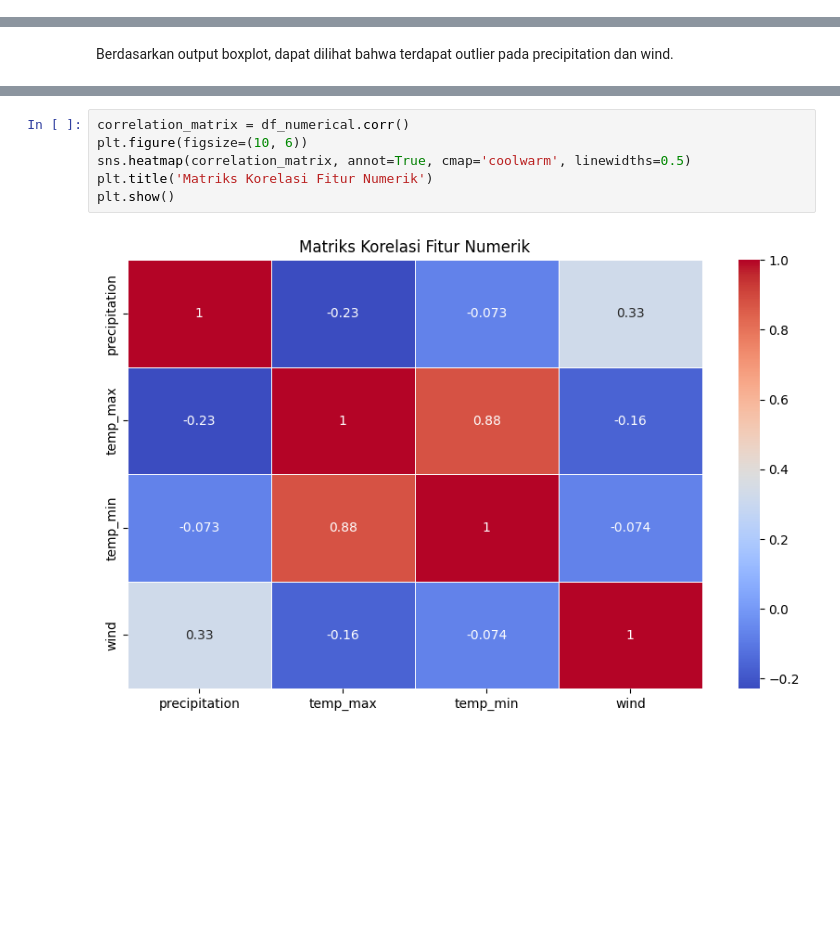
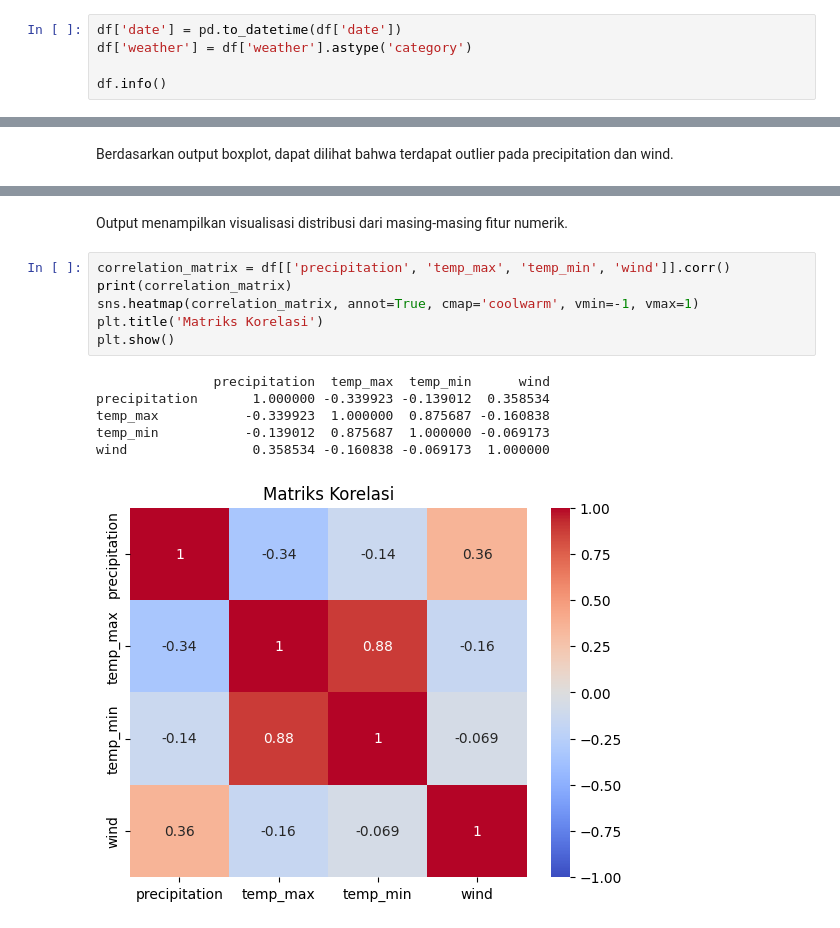
Before and after one commit to rezaldii/Diabetes-prediction, a Jupyter notebook: Weather-Prediction.ipynb, the cells around one changed output, grey strips where cells are left out. Drawn from its saved outputs; the diff is of its cells as text; blank space fills up the shorter version.

```diff
--- a/Weather-Prediction.ipynb
+++ b/Weather-Prediction.ipynb
@@ -52,3 +53,8 @@ dtypes: float64(4), object(2)
 memory usage: 68.6+ KB
 # %% [markdown]
 tipe data date dan weather adalah objek. mungkin bisa dikonversi ke datetime dan tipe data kategori untuk analisis yang lebih baik.
+# %%
+df['date'] = pd.to_datetime(df['date'])
+df['weather'] = df['weather'].astype('category')
+
+df.info()
@@ -192,8 +259,15 @@ plt.show()
+# %% [markdown]
+Output menampilkan visualisasi distribusi dari masing-masing fitur numerik.
 # %%
-correlation_matrix = df_numerical.corr()
-plt.figure(figsize=(10, 6))
-sns.heatmap(correlation_matrix, annot=True, cmap='coolwarm', linewidths=0.5)
-plt.title('Matriks Korelasi Fitur Numerik')
+correlation_matrix = df[['precipitation', 'temp_max', 'temp_min', 'wind']].corr()
+print(correlation_matrix)
+sns.heatmap(correlation_matrix, annot=True, cmap='coolwarm', vmin=-1, vmax=1)
+plt.title('Matriks Korelasi')
 plt.show()
 # %% [output]
+               precipitation  temp_max  temp_min      wind
+precipitation       1.000000 -0.339923 -0.139012  0.358534
+temp_max           -0.339923  1.000000  0.875687 -0.160838
+temp_min           -0.139012  0.875687  1.000000 -0.069173
+wind                0.358534 -0.160838 -0.069173  1.000000
-[figure, old version]
+[figure, new version]
```
Also changed, not shown: parts of 22 cells of this notebook.
